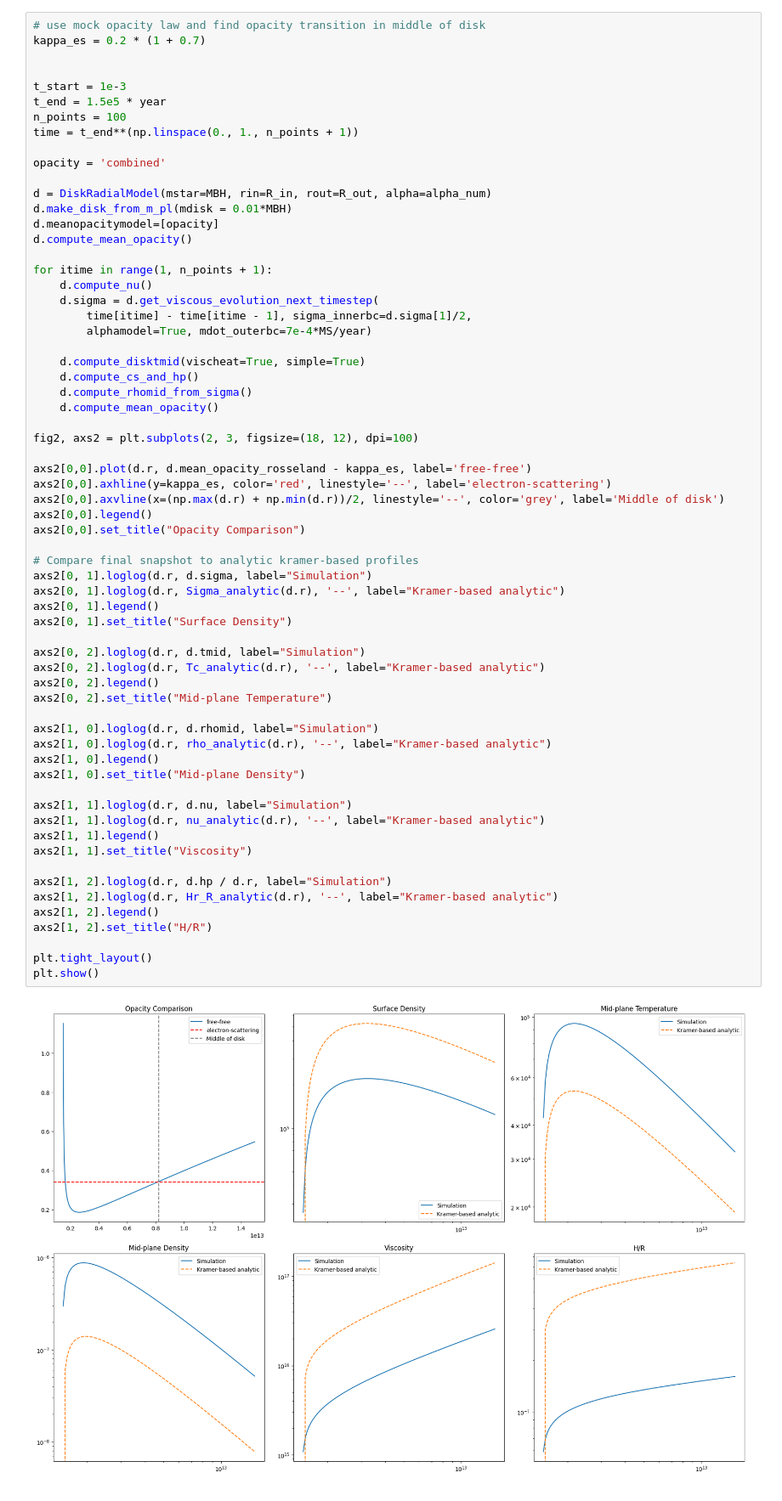
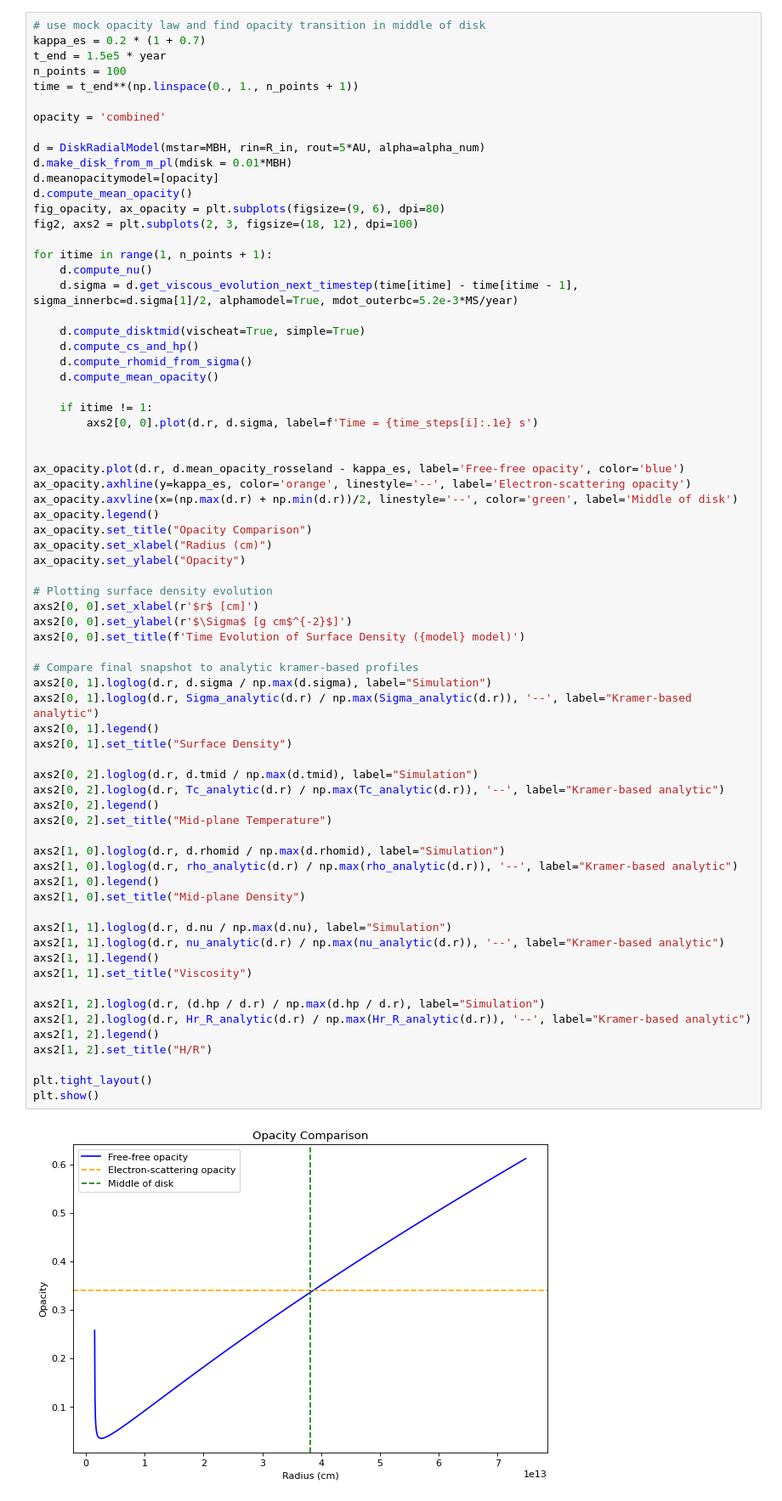
Before and after one commit to clvaneck/DAComputingProject, a Jupyter notebook: CS2.ipynb, the cells around one changed output. Shown at 85% size. Drawn from its saved outputs; the diff is of its cells as text.

```diff
--- a/CS2.ipynb
+++ b/CS2.ipynb
@@ -138,66 +141,72 @@ In our simulations we explored how varying the mass accretion rate $\dot{M}$ aff
 # %%
 # use mock opacity law and find opacity transition in middle of disk
 kappa_es = 0.2 * (1 + 0.7)
-
-
-t_start = 1e-3
 t_end = 1.5e5 * year
 n_points = 100
 time = t_end**(np.linspace(0., 1., n_points + 1))
 
 opacity = 'combined'
 
-d = DiskRadialModel(mstar=MBH, rin=R_in, rout=R_out, alpha=alpha_num)
+d = DiskRadialModel(mstar=MBH, rin=R_in, rout=5*AU, alpha=alpha_num)
 d.make_disk_from_m_pl(mdisk = 0.01*MBH)
 d.meanopacitymodel=[opacity]
 d.compute_mean_opacity()
+fig_opacity, ax_opacity = plt.subplots(figsize=(9, 6), dpi=80)
+fig2, axs2 = plt.subplots(2, 3, figsize=(18, 12), dpi=100)
 
 for itime in range(1, n_points + 1):
     d.compute_nu()
-    d.sigma = d.get_viscous_evolution_next_timestep(
-        time[itime] - time[itime - 1], sigma_innerbc=d.sigma[1]/2,
-        alphamodel=True, mdot_outerbc=7e-4*MS/year)
+    d.sigma = d.get_viscous_evolution_next_timestep(time[itime] - time[itime - 1], sigma_innerbc=d.sigma[1]/2, alphamodel=True, mdot_outerbc=5.2e-3*MS/year)
 
     d.compute_disktmid(vischeat=True, simple=True)
     d.compute_cs_and_hp()
     d.compute_rhomid_from_sigma()
     d.compute_mean_opacity()
 
-fig2, axs2 = plt.subplots(2, 3, figsize=(18, 12), dpi=100)
+    if itime != 1:
+        axs2[0, 0].plot(d.r, d.sigma, label=f'Time = {time_steps[i]:.1e} s')
 
-axs2[0,0].plot(d.r, d.mean_opacity_rosseland - kappa_es, label='free-free')
-axs2[0,0].axhline(y=kappa_es, color='red', linestyle='--', label='electron-scattering')
-axs2[0,0].axvline(x=(np.max(d.r) + np.min(d.r))/2, linestyle='--', color='grey', label='Middle of disk')
-axs2[0,0].legend()
-axs2[0,0].set_title("Opacity Comparison")
+
+ax_opacity.plot(d.r, d.mean_opacity_rosseland - kappa_es, label='Free-free opacity', color='blue')
+ax_opacity.axhline(y=kappa_es, color='orange', linestyle='--', label='Electron-scattering opacity')
+ax_opacity.axvline(x=(np.max(d.r) + np.min(d.r))/2, linestyle='--', color='green', label='Middle of disk')
+ax_opacity.legend()
+ax_opacity.set_title("Opacity Comparison")
+ax_opacity.set_xlabel("Radius (cm)")
+ax_opacity.set_ylabel("Opacity")
+
+# Plotting surface density evolution
+axs2[0, 0].set_xlabel(r'$r$ [cm]')
+axs2[0, 0].set_ylabel(r'$\Sigma$ [g cm$^{-2}$]')
+axs2[0, 0].set_title(f'Time Evolution of Surface Density ({model} model)')
 
 # Compare final snapshot to analytic kramer-based profiles
-axs2[0, 1].loglog(d.r, d.sigma, label="Simulation")
-axs2[0, 1].loglog(d.r, Sigma_analytic(d.r), '--', label="Kramer-based analytic")
+axs2[0, 1].loglog(d.r, d.sigma / np.max(d.sigma), label="Simulation")
+axs2[0, 1].loglog(d.r, Sigma_analytic(d.r) / np.max(Sigma_analytic(d.r)), '--', label="Kramer-based analytic")
 axs2[0, 1].legend()
 axs2[0, 1].set_title("Surface Density")
 
-axs2[0, 2].loglog(d.r, d.tmid, label="Simulation")
-axs2[0, 2].loglog(d.r, Tc_analytic(d.r), '--', label="Kramer-based analytic")
+axs2[0, 2].loglog(d.r, d.tmid / np.max(d.tmid), label="Simulation")
+axs2[0, 2].loglog(d.r, Tc_analytic(d.r) / np.max(Tc_analytic(d.r)), '--', label="Kramer-based analytic")
 axs2[0, 2].legend()
 axs2[0, 2].set_title("Mid-plane Temperature")
 
-axs2[1, 0].loglog(d.r, d.rhomid, label="Simulation")
-axs2[1, 0].loglog(d.r, rho_analytic(d.r), '--', label="Kramer-based analytic")
+axs2[1, 0].loglog(d.r, d.rhomid / np.max(d.rhomid), label="Simulation")
+axs2[1, 0].loglog(d.r, rho_analytic(d.r) / np.max(rho_analytic(d.r)), '--', label="Kramer-based analytic")
 axs2[1, 0].legend()
 axs2[1, 0].set_title("Mid-plane Density")
 
-axs2[1, 1].loglog(d.r, d.nu, label="Simulation")
-axs2[1, 1].loglog(d.r, nu_analytic(d.r), '--', label="Kramer-based analytic")
+axs2[1, 1].loglog(d.r, d.nu / np.max(d.nu), label="Simulation")
+axs2[1, 1].loglog(d.r, nu_analytic(d.r) / np.max(nu_analytic(d.r)), '--', label="Kramer-based analytic")
 axs2[1, 1].legend()
 axs2[1, 1].set_title("Viscosity")
 
-axs2[1, 2].loglog(d.r, d.hp / d.r, label="Simulation")
-axs2[1, 2].loglog(d.r, Hr_R_analytic(d.r), '--', label="Kramer-based analytic")
+axs2[1, 2].loglog(d.r, (d.hp / d.r) / np.max(d.hp / d.r), label="Simulation")
+axs2[1, 2].loglog(d.r, Hr_R_analytic(d.r) / np.max(Hr_R_analytic(d.r)), '--', label="Kramer-based analytic")
 axs2[1, 2].legend()
 axs2[1, 2].set_title("H/R")
 
 plt.tight_layout()
 plt.show()
 # %% [output]
-[figure, old version]
+[figure, new version]
```
Also changed, not shown: parts of 8 cells of this notebook, 2 other files.
